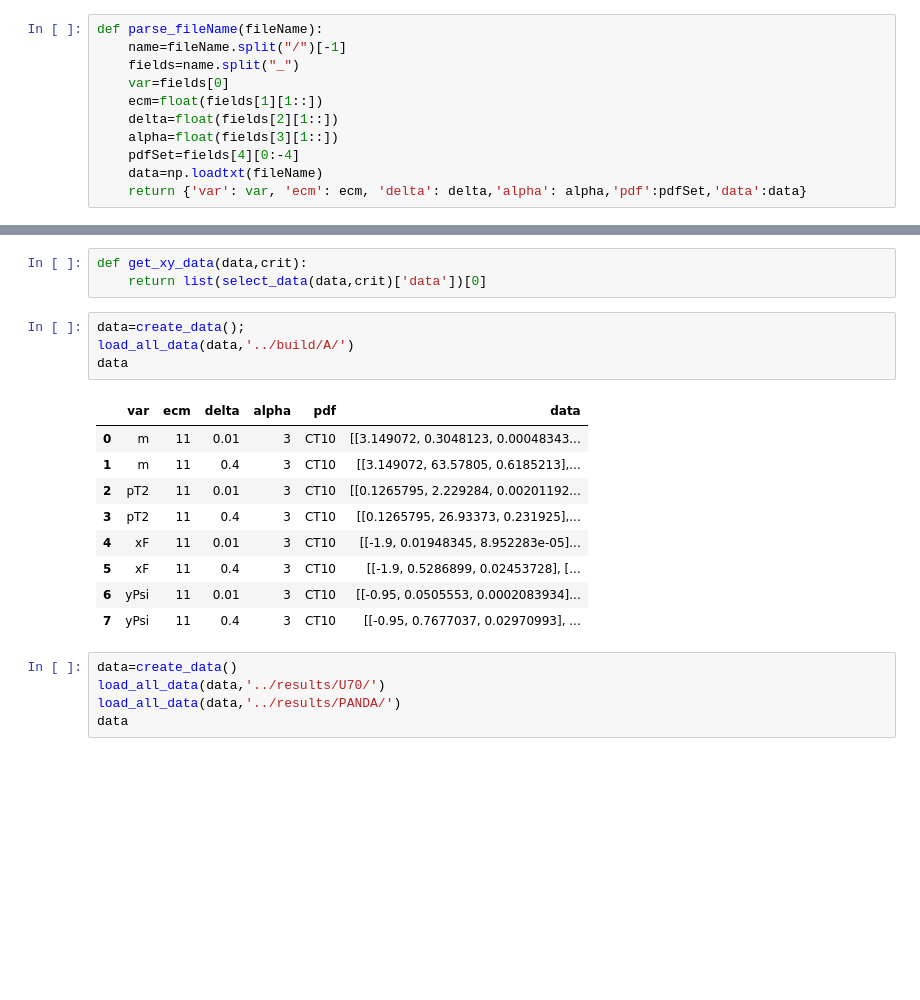
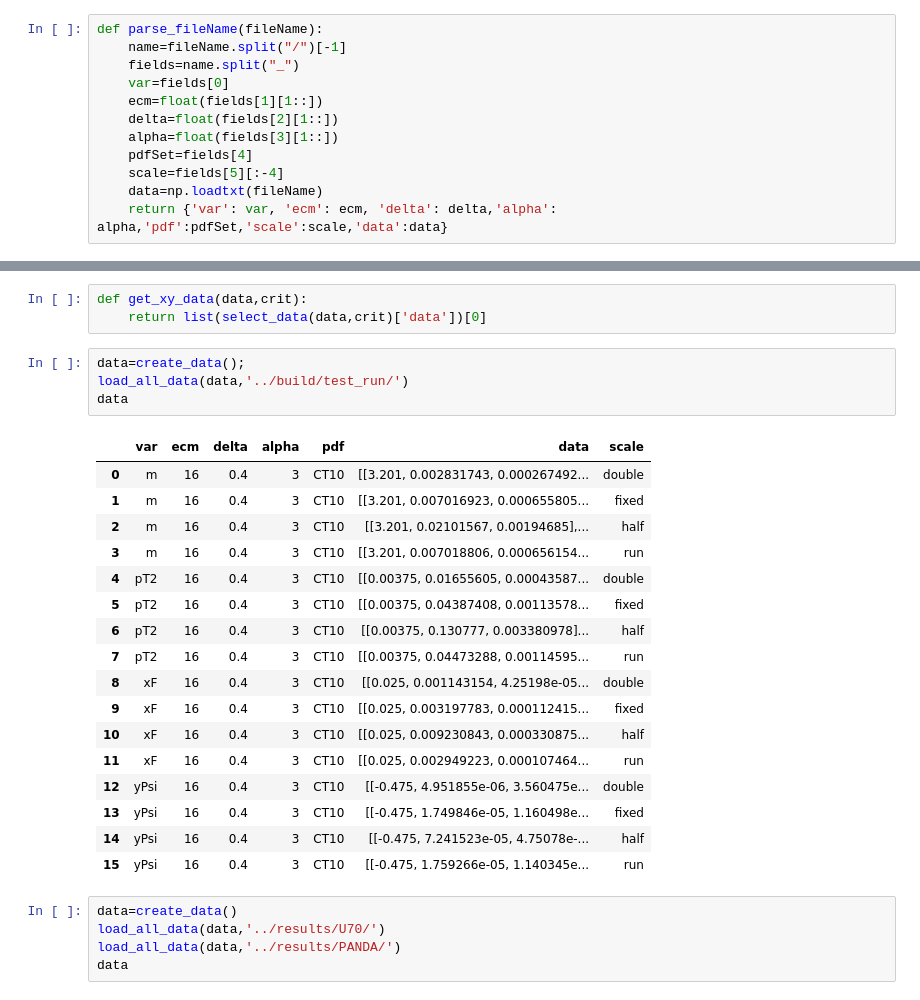
Before and after one commit to alexey-luchinsky/directpsi, a Jupyter notebook: figures/figures.ipynb, the cells around one changed output, grey strips where cells are left out. Saved outputs shown, nothing was run; the diff lists cells and outputs as text; blank space fills up the shorter version.

Commit message:
scale selection added

```diff
--- a/figures/figures.ipynb
+++ b/figures/figures.ipynb
@@ -60,9 +60,10 @@ def parse_fileName(fileName):
     ecm=float(fields[1][1::])
     delta=float(fields[2][1::])
     alpha=float(fields[3][1::])
-    pdfSet=fields[4][0:-4]
+    pdfSet=fields[4]
+    scale=fields[5][:-4]
     data=np.loadtxt(fileName)
-    return {'var': var, 'ecm': ecm, 'delta': delta,'alpha': alpha,'pdf':pdfSet,'data':data}
+    return {'var': var, 'ecm': ecm, 'delta': delta,'alpha': alpha,'pdf':pdfSet,'scale':scale,'data':data}
 # %%
 def create_data():
     return pd.DataFrame(columns=['var','ecm','delta','alpha','pdf','data'])
@@ -86,18 +87,26 @@ def get_xy_data(data,crit):
     return list(select_data(data,crit)['data'])[0]
 # %%
 data=create_data();
-load_all_data(data,'../build/A/')
+load_all_data(data,'../build/test_run/')
 data
 # %% [output]
-|  | var | ecm | delta | alpha | pdf | data |
-| 0 | m | 11 | 0.01 | 3 | CT10 | [[3.149072, 0.3048123, 0.00048343... |
-| 1 | m | 11 | 0.4 | 3 | CT10 | [[3.149072, 63.57805, 0.6185213],... |
-| 2 | pT2 | 11 | 0.01 | 3 | CT10 | [[0.1265795, 2.229284, 0.00201192... |
-| 3 | pT2 | 11 | 0.4 | 3 | CT10 | [[0.1265795, 26.93373, 0.231925],... |
-| 4 | xF | 11 | 0.01 | 3 | CT10 | [[-1.9, 0.01948345, 8.952283e-05]... |
-| 5 | xF | 11 | 0.4 | 3 | CT10 | [[-1.9, 0.5286899, 0.02453728], [... |
-| 6 | yPsi | 11 | 0.01 | 3 | CT10 | [[-0.95, 0.0505553, 0.0002083934]... |
-| 7 | yPsi | 11 | 0.4 | 3 | CT10 | [[-0.95, 0.7677037, 0.02970993], ... |
+|  | var | ecm | delta | alpha | pdf | data | scale |
+| 0 | m | 16 | 0.4 | 3 | CT10 | [[3.201, 0.002831743, 0.000267492... | double |
+| 1 | m | 16 | 0.4 | 3 | CT10 | [[3.201, 0.007016923, 0.000655805... | fixed |
+| 2 | m | 16 | 0.4 | 3 | CT10 | [[3.201, 0.02101567, 0.00194685],... | half |
+| 3 | m | 16 | 0.4 | 3 | CT10 | [[3.201, 0.007018806, 0.000656154... | run |
+| 4 | pT2 | 16 | 0.4 | 3 | CT10 | [[0.00375, 0.01655605, 0.00043587... | double |
+| 5 | pT2 | 16 | 0.4 | 3 | CT10 | [[0.00375, 0.04387408, 0.00113578... | fixed |
+| 6 | pT2 | 16 | 0.4 | 3 | CT10 | [[0.00375, 0.130777, 0.003380978]... | half |
+| 7 | pT2 | 16 | 0.4 | 3 | CT10 | [[0.00375, 0.04473288, 0.00114595... | run |
+| 8 | xF | 16 | 0.4 | 3 | CT10 | [[0.025, 0.001143154, 4.25198e-05... | double |
+| 9 | xF | 16 | 0.4 | 3 | CT10 | [[0.025, 0.003197783, 0.000112415... | fixed |
+| 10 | xF | 16 | 0.4 | 3 | CT10 | [[0.025, 0.009230843, 0.000330875... | half |
+| 11 | xF | 16 | 0.4 | 3 | CT10 | [[0.025, 0.002949223, 0.000107464... | run |
+| 12 | yPsi | 16 | 0.4 | 3 | CT10 | [[-0.475, 4.951855e-06, 3.560475e... | double |
+| 13 | yPsi | 16 | 0.4 | 3 | CT10 | [[-0.475, 1.749846e-05, 1.160498e... | fixed |
+| 14 | yPsi | 16 | 0.4 | 3 | CT10 | [[-0.475, 7.241523e-05, 4.75078e-... | half |
+| 15 | yPsi | 16 | 0.4 | 3 | CT10 | [[-0.475, 1.759266e-05, 1.140345e... | run |
 # %%
 data=create_data()
 load_all_data(data,'../results/U70/')
```
Also changed, not shown: 2 other files.
